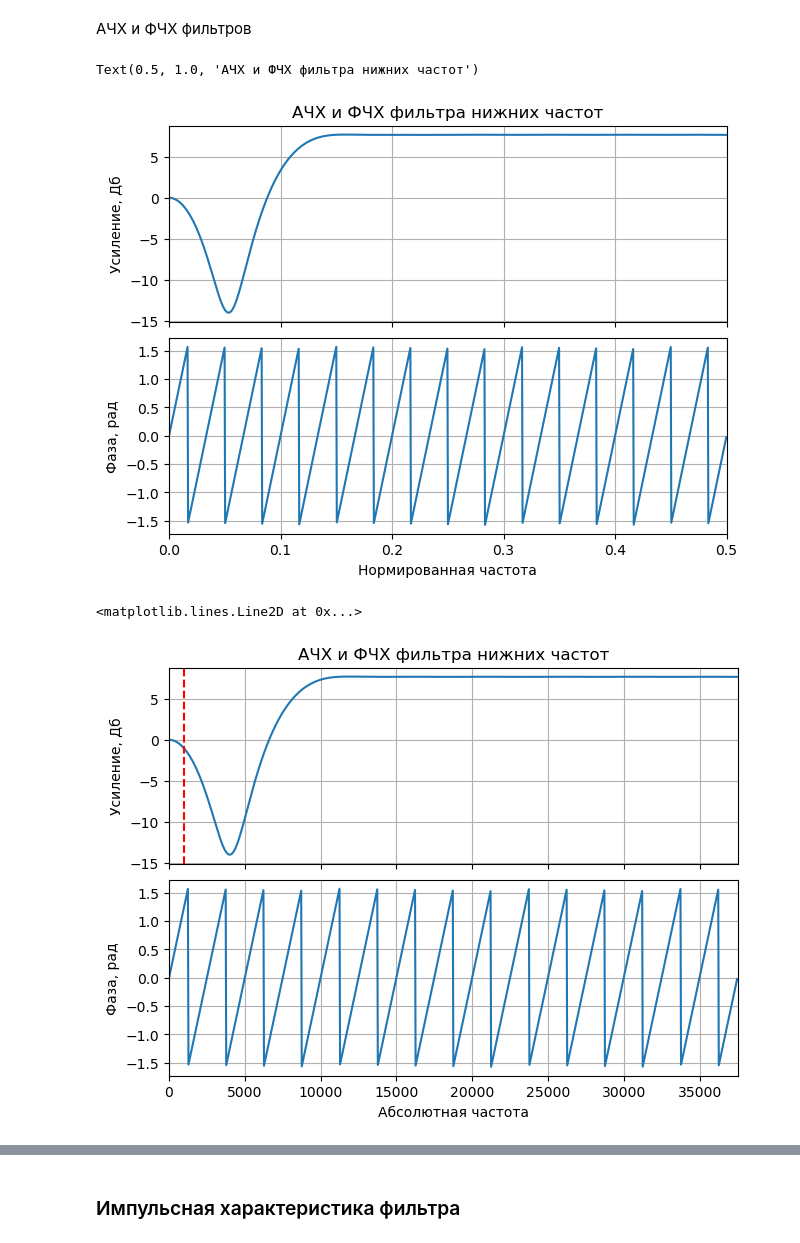
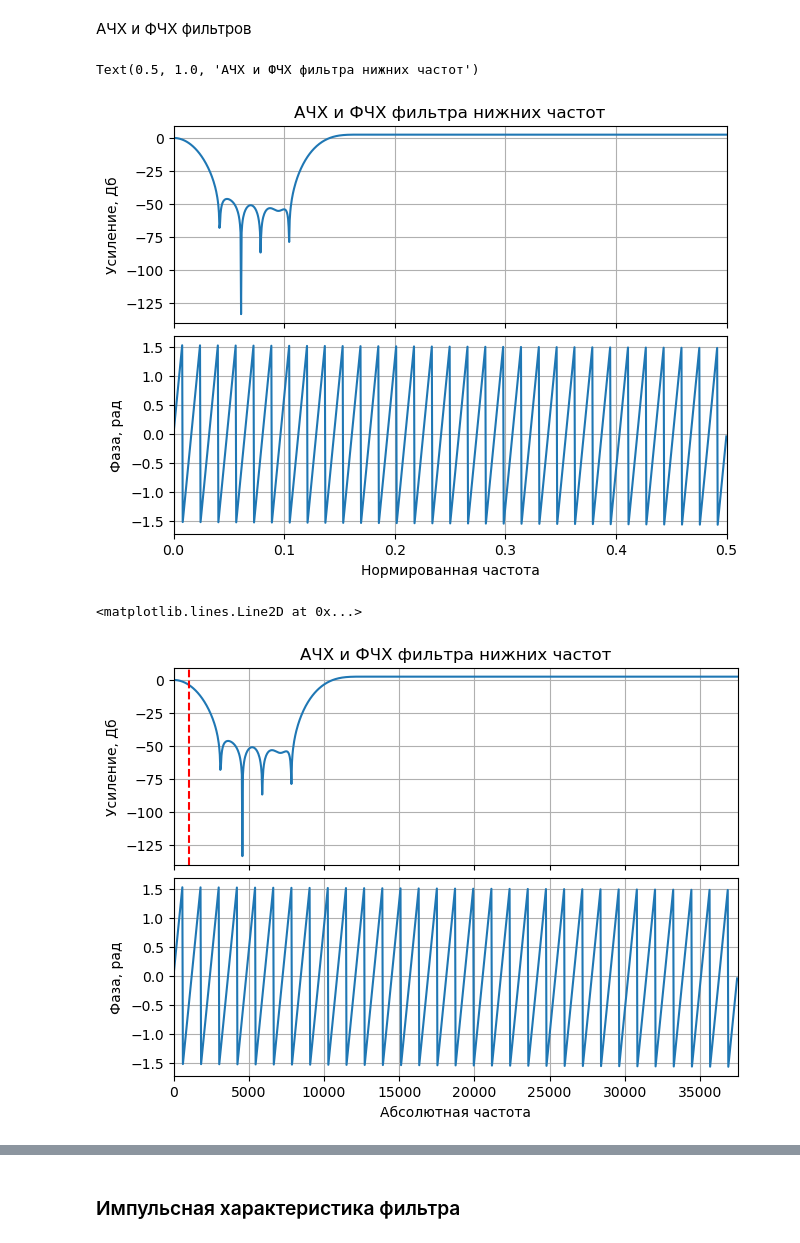
Before and after one commit to Otkuda/rtl-fir-filter, a Jupyter notebook: model/plots.ipynb, the cells around one changed output, grey strips where cells are left out. Cells and saved outputs as stored; diff of their text form; code cells hidden in the pictures.

```diff
--- a/model/plots.ipynb
+++ b/model/plots.ipynb
@@ -53,7 +53,7 @@ lowpassCoefs  = {}
 bandstopCoefs = {}
 
 cutoffFreqL = 1000
-cutoffFreqH = 7000
+cutoffFreqH = 10000
 
 
 for el in lowpassTaps:
@@ -64,30 +64,30 @@ for el in bandstopTaps:
 # %% [markdown]
 АЧХ и ФЧХ фильтров
 # %%
-chosenDepth = 31
+chosenDepth = 63
 chosenCoeffs = bandstopCoefs[chosenDepth]
-filt = FIRFilter(chosenCoeffs, samplingF)
+filt = FIRFilter(chosenCoeffs, samplingF, 15)
 
 filt_afr = 20 * np.log10(np.abs(filt.getAFR(n)))
 filt_pfr = filt.getPFR(n)
 x = np.linspace(0, 1, n)
 
 fig, (ax1, ax2) = plt.subplots(2, 1, sharex=True, layout="constrained")
 
 ax1.plot(x[:n//2], filt_afr[:n//2])
 ax1.set_ylabel("Усиление, Дб")
 ax1.set_xlim((0, 0.5))
 ax1.grid()
 
 ax2.plot(x[:n//2], np.unwrap(filt_pfr[:n//2]))
 ax2.set_ylabel("Фаза, рад")
 ax2.grid()
 
 ax2.set_xlabel("Нормированная частота")
 ax1.set_title("АЧХ и ФЧХ фильтра нижних частот")
 # %% [output]
 Text(0.5, 1.0, 'АЧХ и ФЧХ фильтра нижних частот')
-[figure, old version]
+[figure, new version]
 # %%
 x = fftfreq(n, 1/samplingF)
 
@@ -108,7 +108,7 @@ ax1.set_title("АЧХ и ФЧХ фильтра нижних частот")
 ax1.axvline(cutoffFreqL, color="red", linestyle = "--")
 # %% [output]
 <matplotlib.lines.Line2D at 0x...>
-[figure, old version]
+[figure, new version]
 # %%
 filteredSignal = filt.filterSignal(testSignal)
 
```
Also changed, not shown: parts of 13 cells of this notebook.
